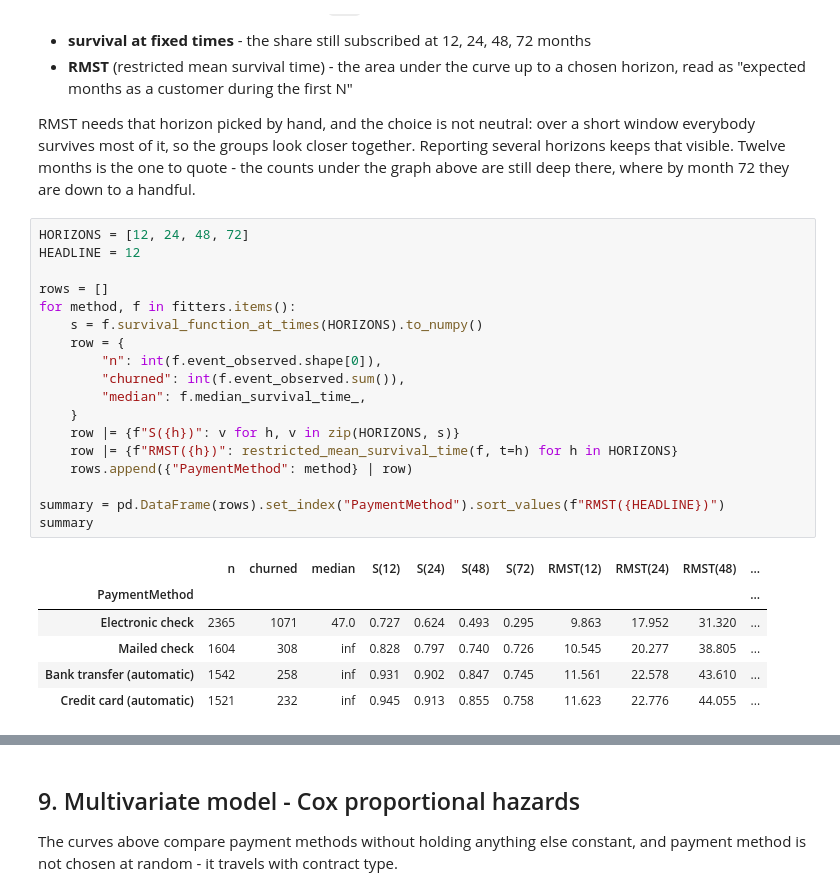
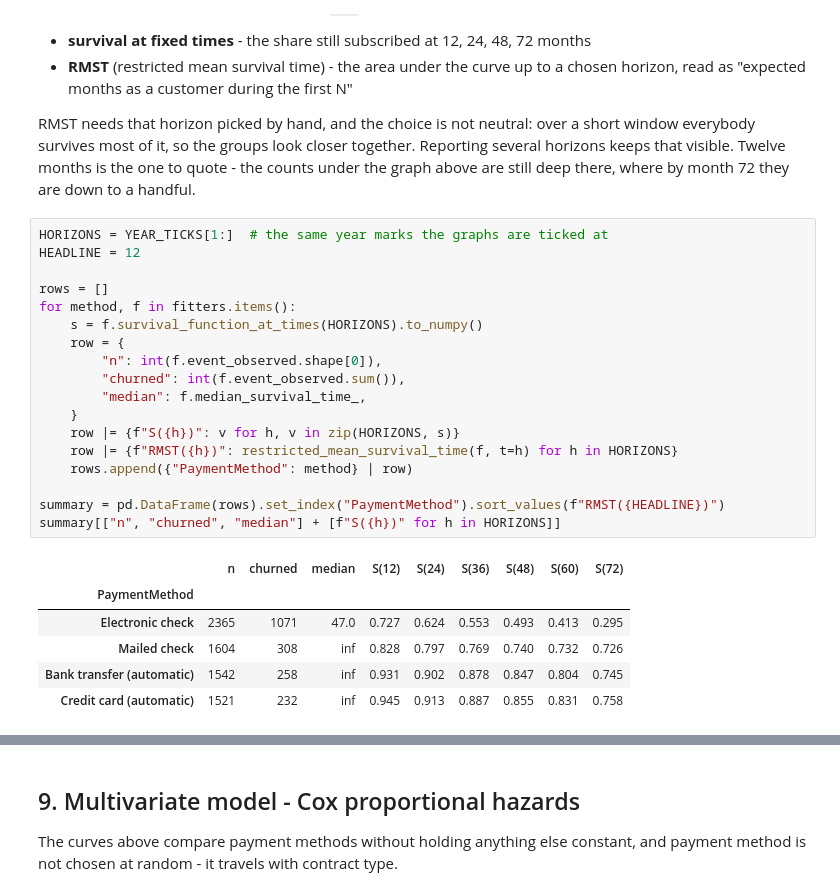
Before and after one commit to Kiatisakk/CPE342-ML, a Jupyter notebook: lab03_rg/Activity_Estimating_Lifetime.ipynb, the cells around one changed output, grey strips where cells are left out. Drawn from its saved outputs; the diff is of its cells as text.

```diff
--- a/lab03_rg/Activity_Estimating_Lifetime.ipynb
+++ b/lab03_rg/Activity_Estimating_Lifetime.ipynb
@@ -257,27 +259,27 @@ window everybody survives most of it, so the groups look closer together. Report
 several horizons keeps that visible. Twelve months is the one to quote - the counts under
 the graph above are still deep there, where by month 72 they are down to a handful.
 # %%
-HORIZONS = [12, 24, 48, 72]
+HORIZONS = YEAR_TICKS[1:]  # the same year marks the graphs are ticked at
 HEADLINE = 12
 
 rows = []
 for method, f in fitters.items():
     s = f.survival_function_at_times(HORIZONS).to_numpy()
     row = {
         "n": int(f.event_observed.shape[0]),
         "churned": int(f.event_observed.sum()),
         "median": f.median_survival_time_,
     }
     row |= {f"S({h})": v for h, v in zip(HORIZONS, s)}
     row |= {f"RMST({h})": restricted_mean_survival_time(f, t=h) for h in HORIZONS}
     rows.append({"PaymentMethod": method} | row)
 
 summary = pd.DataFrame(rows).set_index("PaymentMethod").sort_values(f"RMST({HEADLINE})")
-summary
+summary[["n", "churned", "median"] + [f"S({h})" for h in HORIZONS]]
 # %% [output]
-|  | n | churned | median | S(12) | S(24) | S(48) | S(72) | RMST(12) | RMST(24) | RMST(48) | ... |
-| PaymentMethod |  |  |  |  |  |  |  |  |  |  | ... |
-| Electronic check | 2365 | 1071 | 47.0 | 0.727 | 0.624 | 0.493 | 0.295 | 9.863 | 17.952 | 31.320 | ... |
-| Mailed check | 1604 | 308 | inf | 0.828 | 0.797 | 0.740 | 0.726 | 10.545 | 20.277 | 38.805 | ... |
-| Bank transfer (automatic) | 1542 | 258 | inf | 0.931 | 0.902 | 0.847 | 0.745 | 11.561 | 22.578 | 43.610 | ... |
-| Credit card (automatic) | 1521 | 232 | inf | 0.945 | 0.913 | 0.855 | 0.758 | 11.623 | 22.776 | 44.055 | ... |
+|  | n | churned | median | S(12) | S(24) | S(36) | S(48) | S(60) | S(72) |
+| PaymentMethod |  |  |  |  |  |  |  |  |  |
+| Electronic check | 2365 | 1071 | 47.0 | 0.727 | 0.624 | 0.553 | 0.493 | 0.413 | 0.295 |
+| Mailed check | 1604 | 308 | inf | 0.828 | 0.797 | 0.769 | 0.740 | 0.732 | 0.726 |
+| Bank transfer (automatic) | 1542 | 258 | inf | 0.931 | 0.902 | 0.878 | 0.847 | 0.804 | 0.745 |
+| Credit card (automatic) | 1521 | 232 | inf | 0.945 | 0.913 | 0.887 | 0.855 | 0.831 | 0.758 |
```
Also changed, not shown: parts of 4 cells of this notebook, 1 other file.
